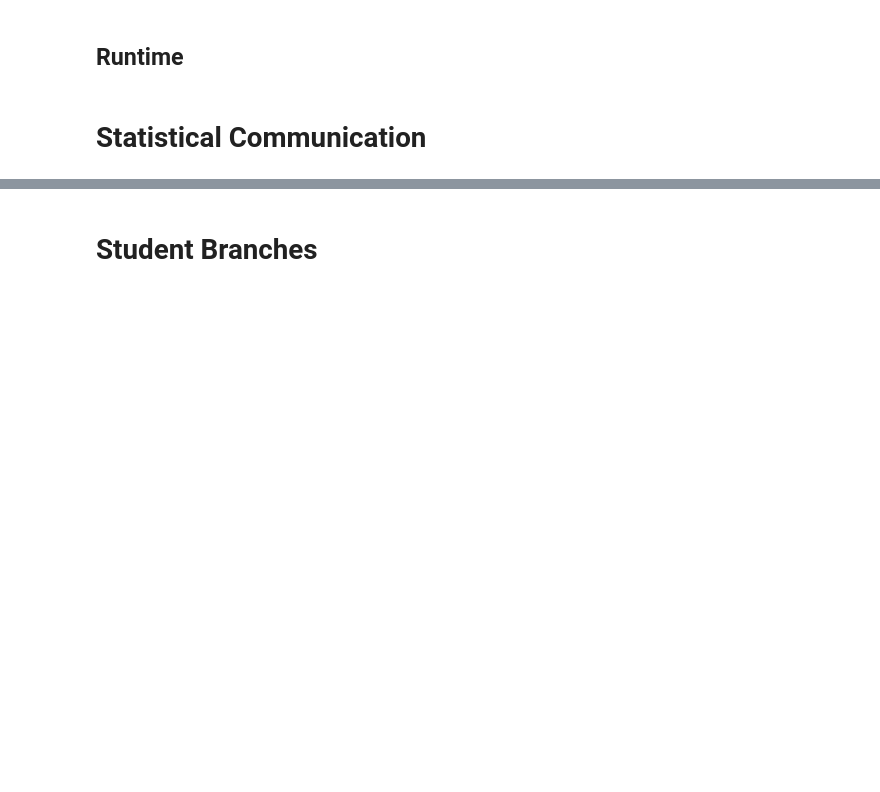
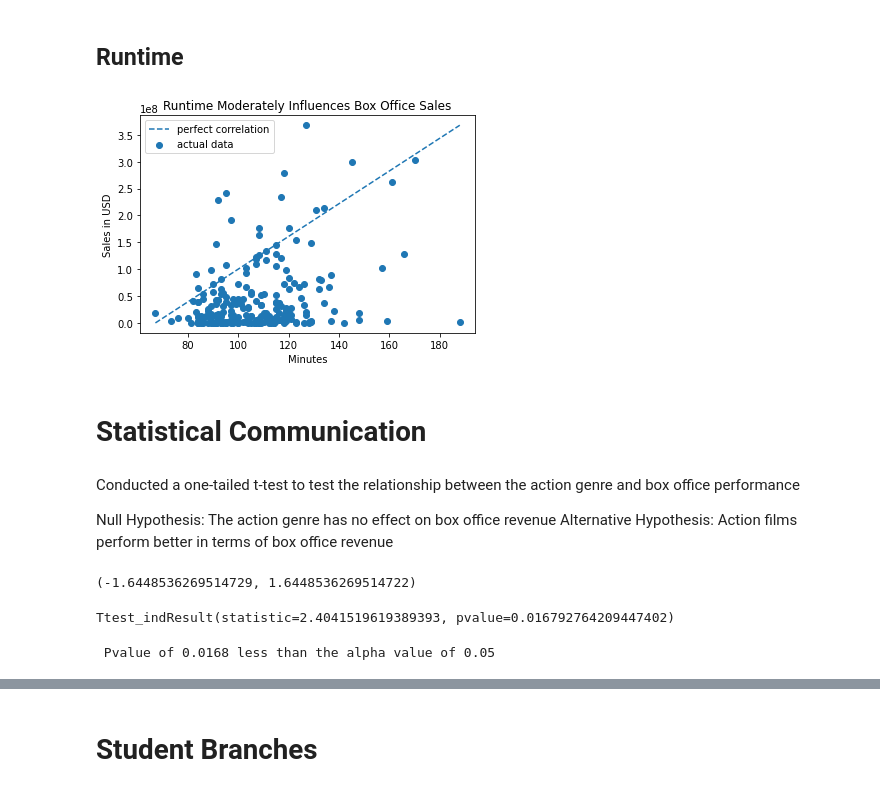
Before and after one commit to jumholtz/AIOverlordSupporters, a Jupyter notebook: student.ipynb, the cells around one changed output, grey strips where cells are left out. Saved outputs shown, nothing was run; the diff lists cells and outputs as text; code cells hidden in the pictures; blank space fills up the shorter version.

```diff
--- a/student.ipynb
+++ b/student.ipynb
@@ -196,2 +219,0 @@ Name: box_office, Length: 235, dtype: float64
-# %%
-rt_movie_info_runtime['box_office'] = rt_movie_info_runtime['box_office'].astype(float)
@@ -220,3 +268,6 @@ memory usage: 27.5+ KB
+# %%
+# changing box office back into a float for analysis
+rt_movie_info_runtime['box_office_clean'] = rt_movie_info_runtime['box_office_clean'].astype(float)
 # %%
 #create new dataframe
 df2 = rt_movie_info_runtime[['runtime_clean','box_office_clean']].copy()
@@ -365,4 +433,52 @@ ax.set_ylabel("Revenue in Tens of Millions (USD)");
 # %% [markdown]
 ## Runtime
+# %%
+fig, ax = plt.subplots() #Generate Scatter plot
+
+ax.scatter(df2['runtime_clean'], df2['box_office_clean'], label="actual data")
+
+
+
+x_bounds = [min(df2['runtime_clean']), max(df2['runtime_clean'])]
+y_bounds = [min(df2['box_office_clean']), max(df2['box_office_clean'])]
+
+
+
+
+ax.plot(x_bounds, y_bounds, "--", label="perfect correlation")
+
+
+
+ax.set_title("Runtime Moderately Influences Box Office Sales")
+ax.set_xlabel("Minutes")
+ax.set_ylabel("Sales in USD")
+
+
+
+ax.legend();
+# %% [output]
+[figure, added]
 # %% [markdown]
 # Statistical Communication
+# %% [markdown]
+Conducted a one-tailed t-test to test the relationship between the action genre and box office performance
+
+Null Hypothesis: The action genre has no effect on box office revenue
+Alternative Hypothesis: Action films perform better in terms of box office revenue
+# %%
+# defining variables for t-test
+pop=movie_info['box_office']
+act=action['box_office']
+alpha = .05
+
+stats.norm.ppf(alpha), stats.norm.ppf(1-alpha)
+# %% [output]
+(-1.6448536269514729, 1.6448536269514722)
+# %%
+stats.ttest_ind(act,pop)
+# %% [output]
+Ttest_indResult(statistic=2.4041519619389393, pvalue=0.016792764209447402)
+# %%
+print(f' Pvalue of 0.0168 less than the alpha value of {alpha}')
+# %% [output]
+ Pvalue of 0.0168 less than the alpha value of 0.05
```
Also changed, not shown: parts of 37 cells of this notebook.
